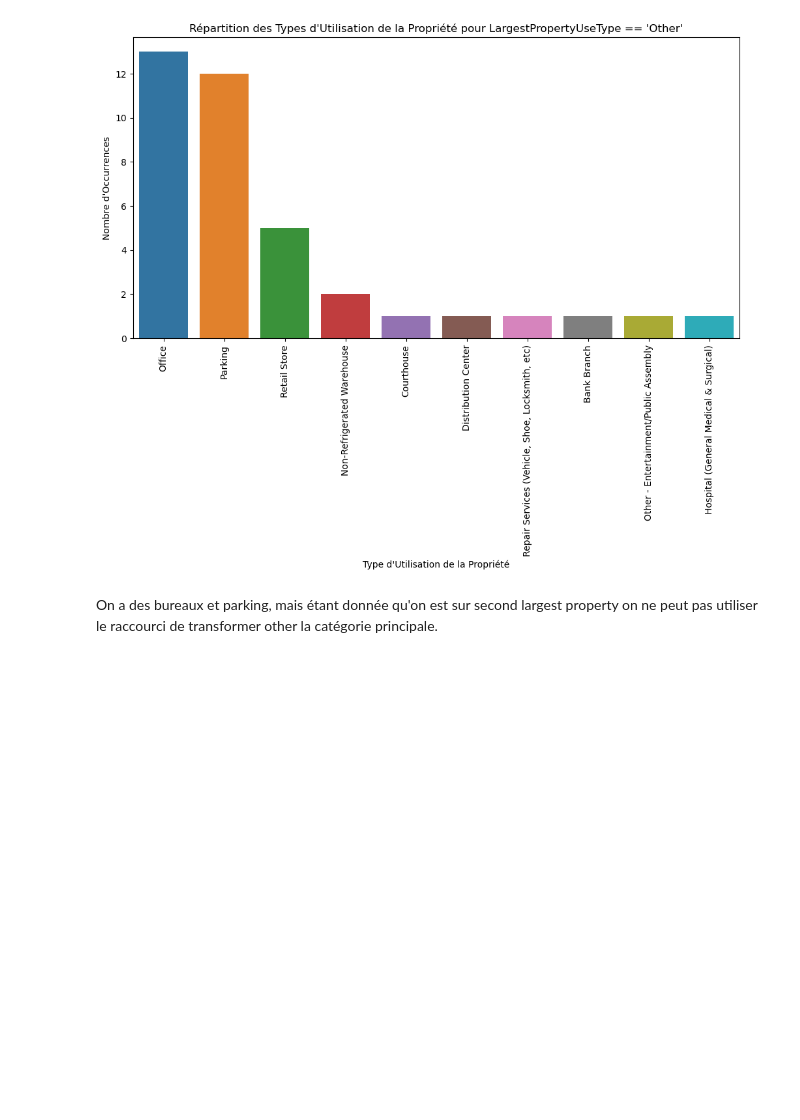
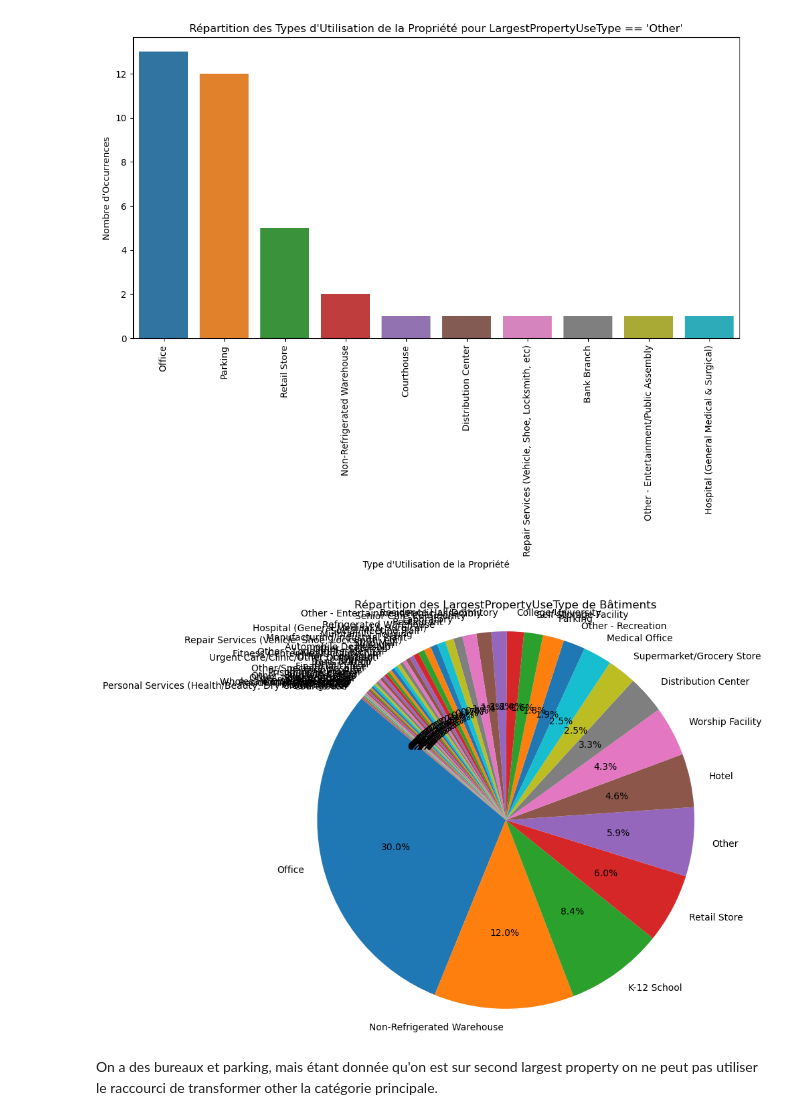
Before and after one commit to Tarek-D/P4_Anticipez-les-besoins-en-consommation-de-ba-timents, a Jupyter notebook: explore.ipynb, the cells around one changed output. Cells and saved outputs as stored; diff of their text form; code cells hidden in the pictures; blank space fills up the shorter version.

```diff
--- a/explore.ipynb
+++ b/explore.ipynb
@@ -382,5 +380,17 @@ plt.title('Répartition des Types d\'Utilisation de la Propriété pour LargestP
 plt.show()
 # %% [output]
 [figure]
+# %%
+# Compter les occurrences de chaque type de bâtiment
+building_type_counts = data['LargestPropertyUseType'].value_counts()
+
+# Créer un pie chart
+plt.figure(figsize=(8, 8))
+plt.pie(building_type_counts, labels=building_type_counts.index, autopct='%1.1f%%', startangle=140)
+plt.title("Répartition des LargestPropertyUseType de Bâtiments")
+plt.axis('equal')  # Laisser le graphique circulaire
+plt.show()
+# %% [output]
+[figure, added]
 # %% [markdown]
 On a des bureaux et parking, mais étant donnée qu'on est sur second largest property on ne peut pas utiliser le raccourci de transformer other la catégorie principale.
```
Also changed, not shown: parts of 43 cells of this notebook.
